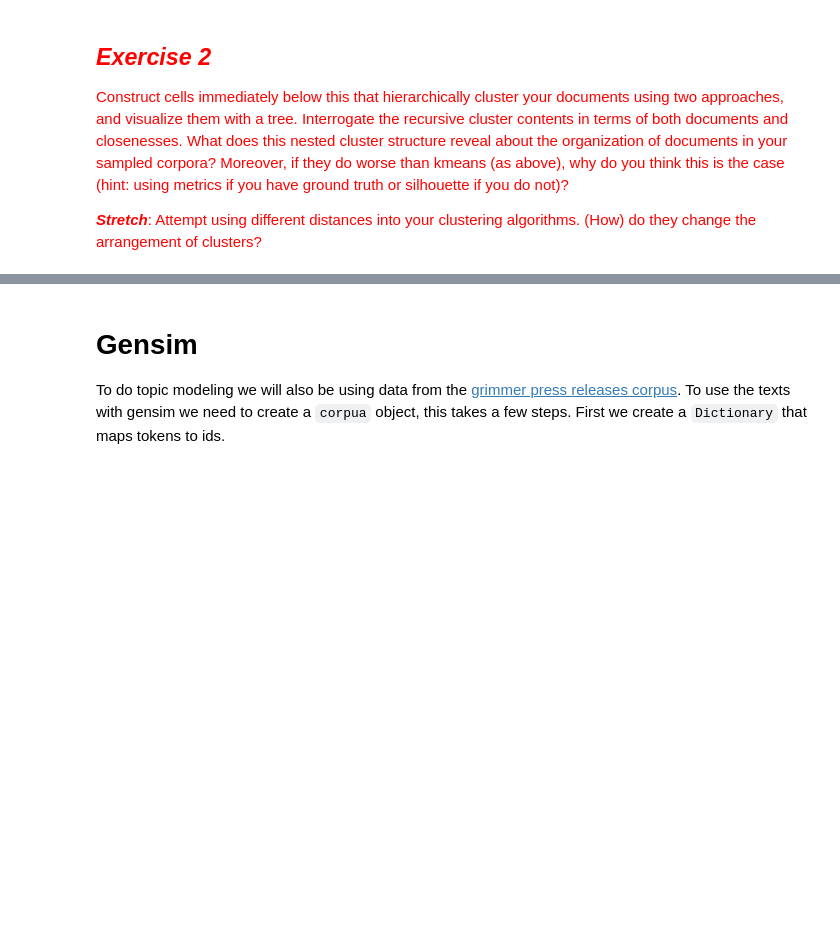
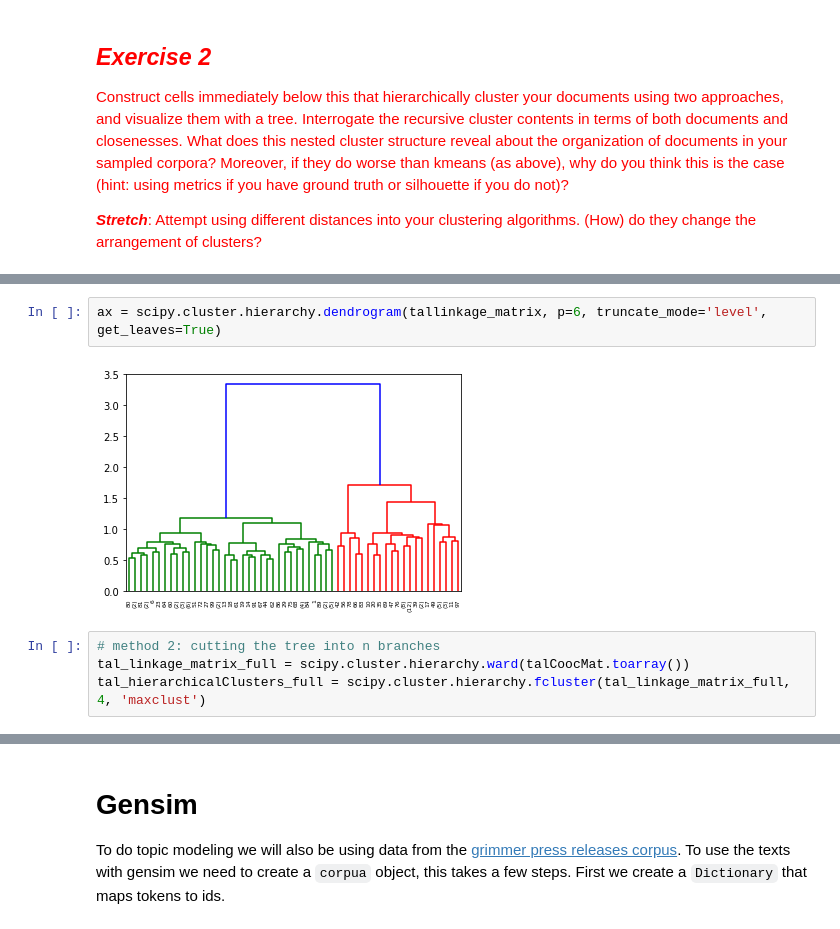
Before and after one commit to katykoenig/Content-Analysis-2020, a Jupyter notebook: week-6/6-Discovering-Patterns-Clusters-and-Topics.ipynb, the cells around one changed output, grey strips where cells are left out. Saved outputs shown, nothing was run; the diff lists cells and outputs as text; blank space fills up the shorter version.

```diff
--- a/week-6/6-Discovering-Patterns-Clusters-and-Topics.ipynb
+++ b/week-6/6-Discovering-Patterns-Clusters-and-Topics.ipynb
@@ -1039,0 +1048,8 @@ example_hierarchicalClusters_full = scipy.cluster.hierarchy.fcluster(example_lin
+# %%
+ax = scipy.cluster.hierarchy.dendrogram(tallinkage_matrix, p=6, truncate_mode='level', get_leaves=True)
+# %% [output]
+[figure, added]
+# %%
+# method 2: cutting the tree into n branches
+tal_linkage_matrix_full = scipy.cluster.hierarchy.ward(talCoocMat.toarray())
+tal_hierarchicalClusters_full = scipy.cluster.hierarchy.fcluster(tal_linkage_matrix_full, 4, 'maxclust')
```
Also changed, not shown: parts of 7 cells of this notebook.
